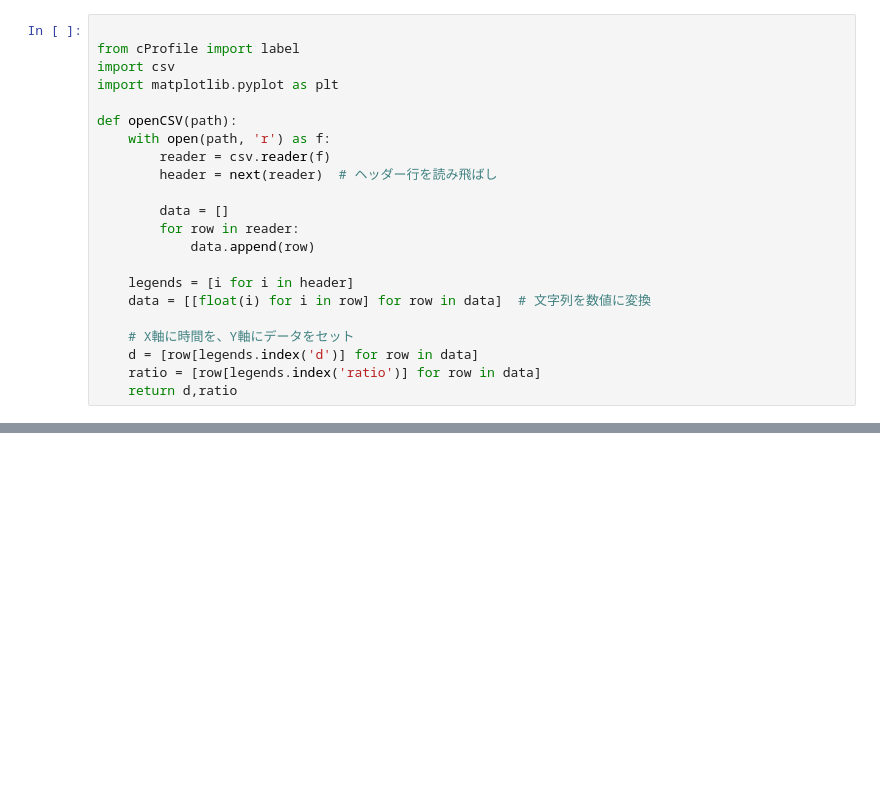
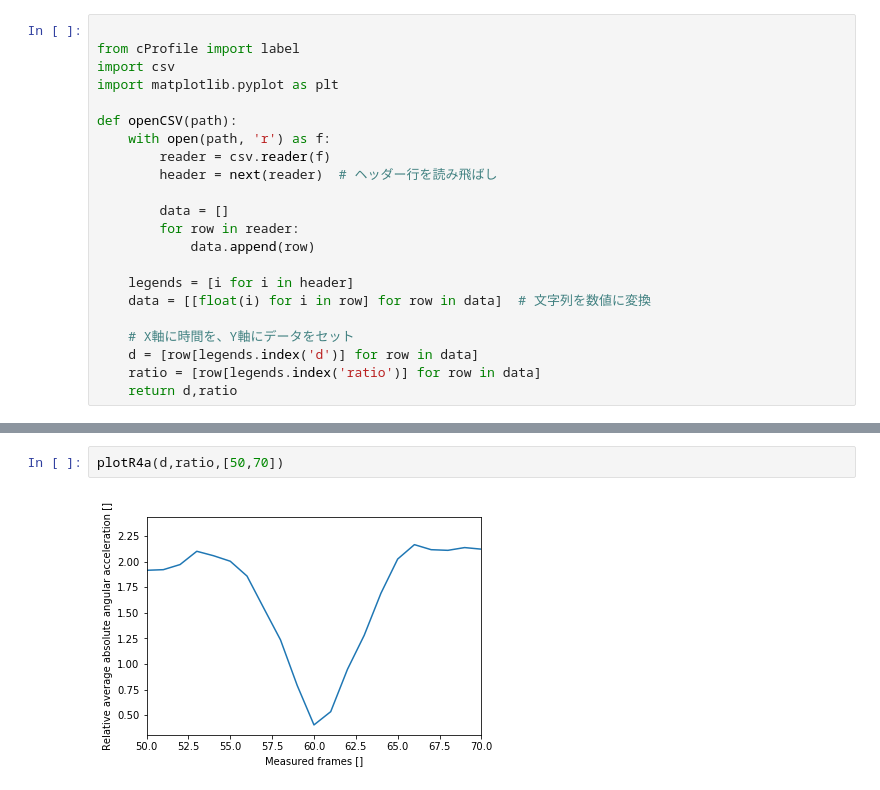
Before and after one commit to yossato/virtualGimbal, a Jupyter notebook: post_processing_software/jupyter/syncronize.ipynb, the cells around one changed output, grey strips where cells are left out. Drawn from its saved outputs; the diff is of its cells as text; blank space fills up the shorter version.

```diff
--- a/post_processing_software/jupyter/syncronize.ipynb
+++ b/post_processing_software/jupyter/syncronize.ipynb
@@ -33,0 +41,4 @@ plt.plot(d,ratio)
+# %%
+plotR4a(d,ratio,[50,70])
+# %% [output]
+[figure, added]
```
Also changed, not shown: parts of 2 cells of this notebook, 1 other file.
